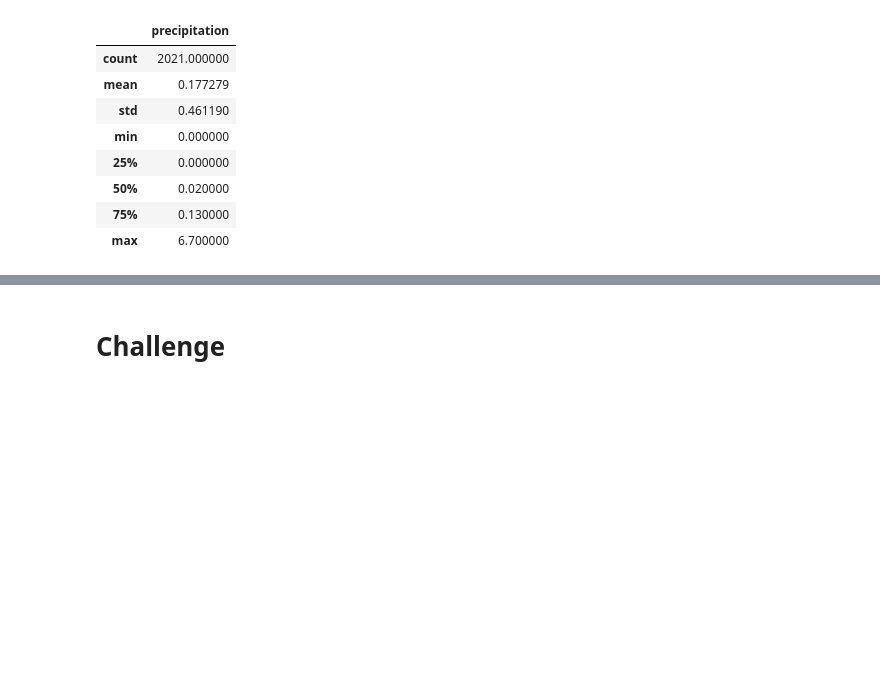
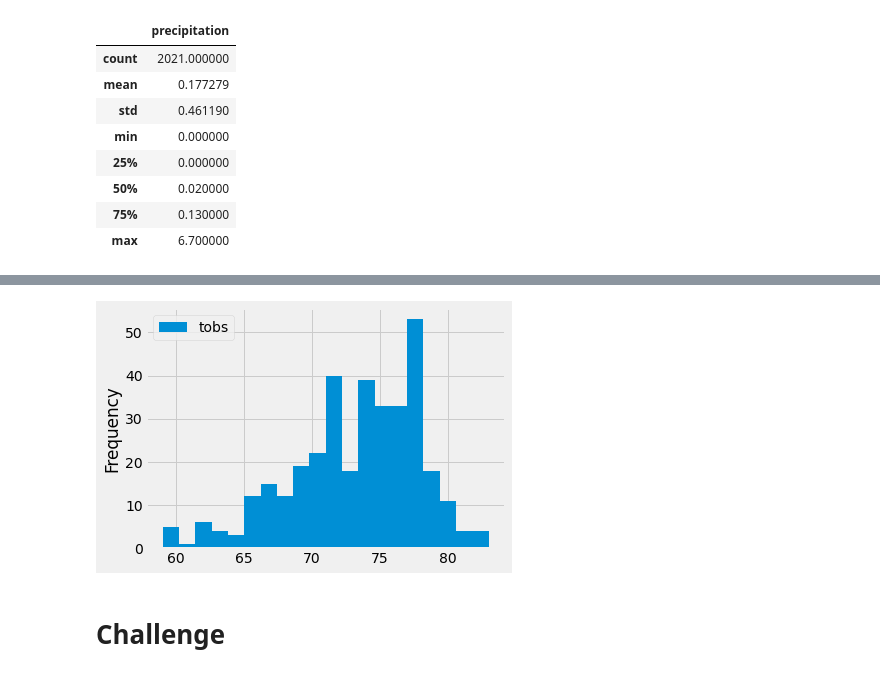
Before and after one commit to aliciacordova/surfs_up, a Jupyter notebook: climate_analysis.ipynb, the cells around one changed output, grey strips where cells are left out. Cells and saved outputs as stored; diff of their text form; code cells hidden in the pictures; blank space fills up the shorter version.

```diff
--- a/climate_analysis.ipynb
+++ b/climate_analysis.ipynb
@@ -88,3 +145,9 @@ df.describe()
+# %%
+# Adjusting bins=20
+df.plot.hist(bins=20)
+plt.tight_layout()
+# %% [output]
+[figure, added]
 # %%
 # Write a function called `calc_temps` that will accept start date and end date in the format '%Y-%m-%d'
 # and return the minimum, average, and maximum temperatures for that range of dates
```
Also changed, not shown: parts of 6 cells of this notebook.
